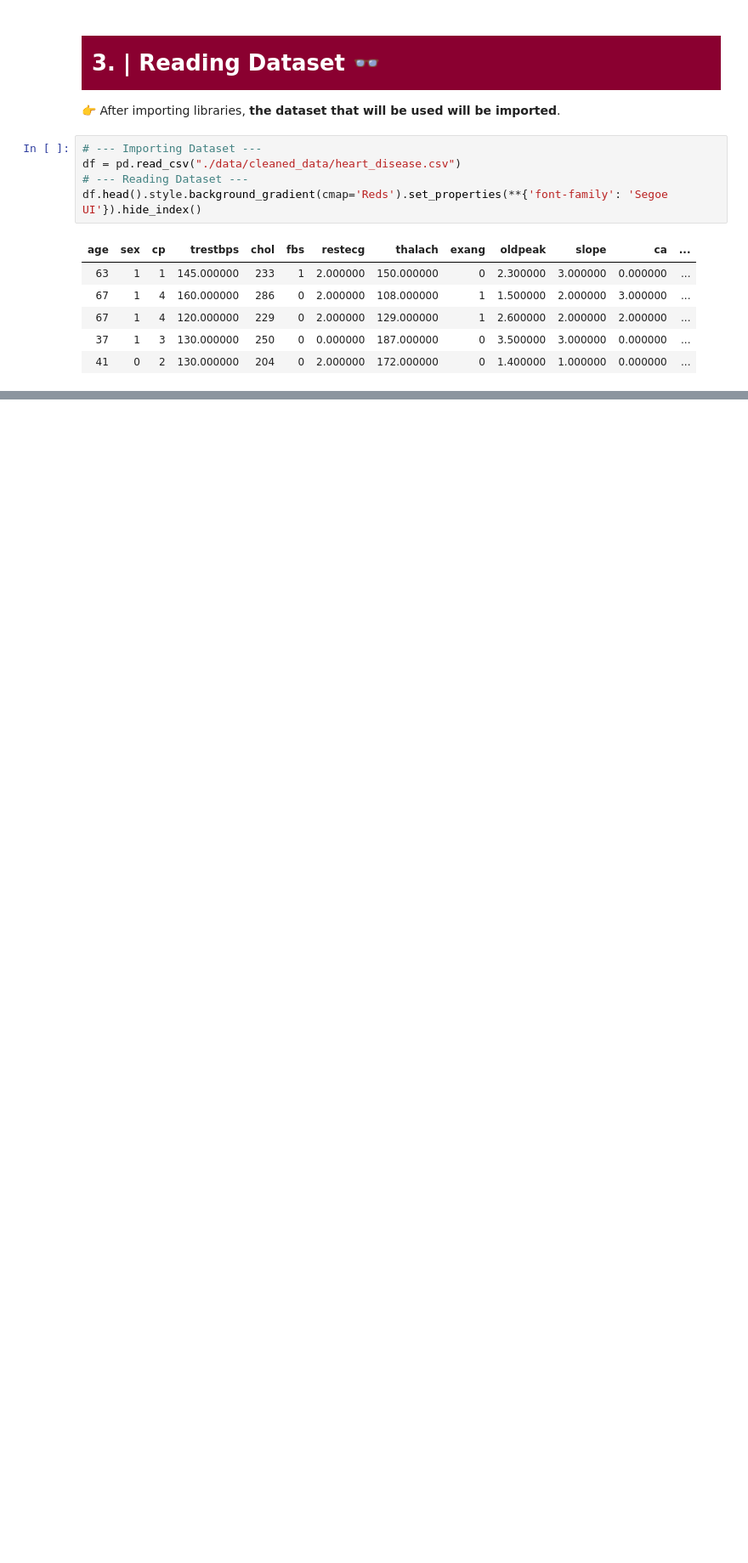
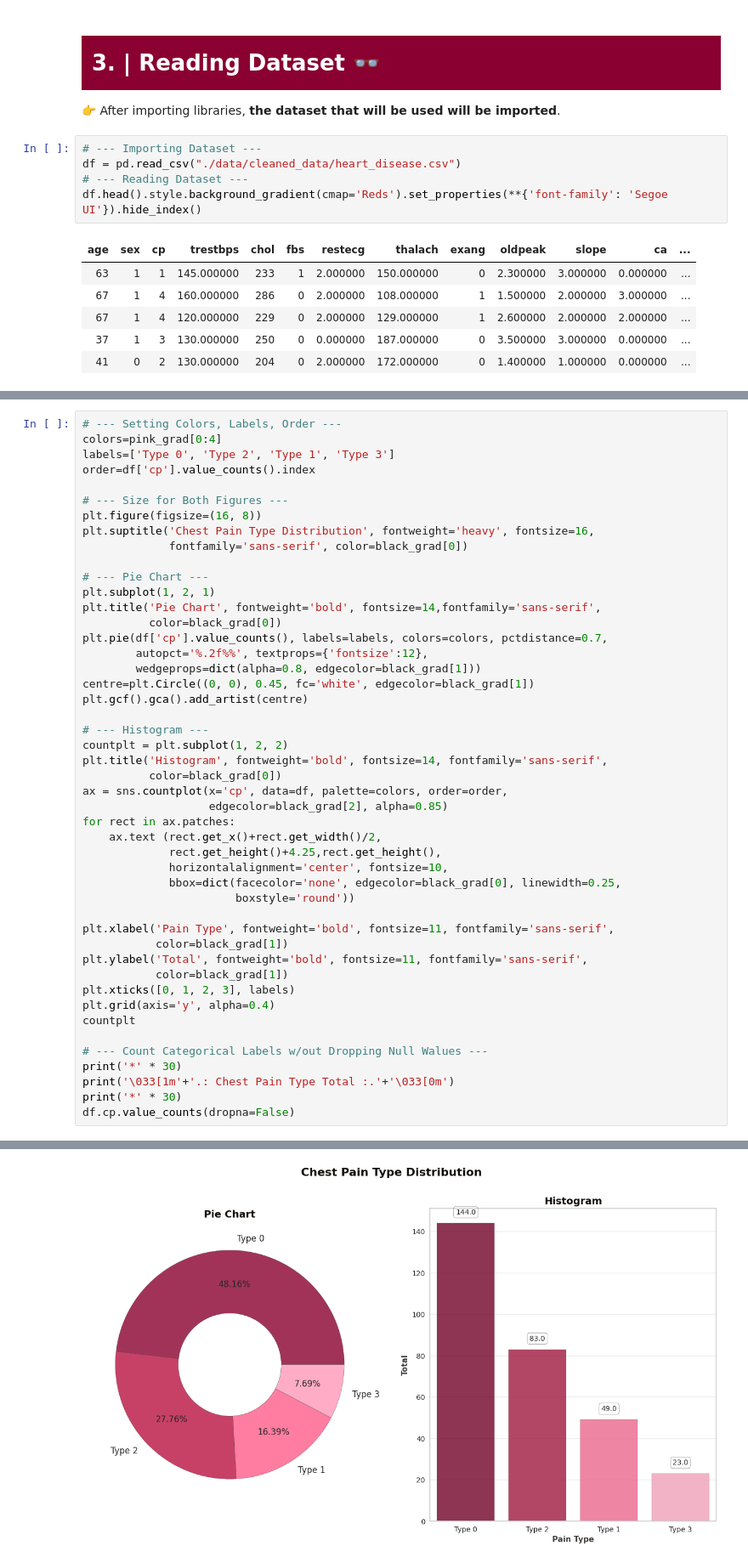
Before and after one commit to Shrihith-a/heart-disease-diagnostic-analysis_project, a Jupyter notebook: notebook/1_EDA_Heart_desease_prediction.ipynb, the cells around one changed output, grey strips where cells are left out. Shown: that part at 85% size. Cells and saved outputs as stored; diff of their text form; blank space fills up the shorter version.

Commit message:
Categorical data vis added in EDA notebook

```diff
--- a/notebook/1_EDA_Heart_desease_prediction.ipynb
+++ b/notebook/1_EDA_Heart_desease_prediction.ipynb
@@ -190,0 +356,48 @@ df.head().style.background_gradient(cmap='Reds').set_properties(**{'font-family'
+# %%
+# --- Setting Colors, Labels, Order ---
+colors=pink_grad[0:4]
+labels=['Type 0', 'Type 2', 'Type 1', 'Type 3']
+order=df['cp'].value_counts().index
+
+# --- Size for Both Figures ---
+plt.figure(figsize=(16, 8))
+plt.suptitle('Chest Pain Type Distribution', fontweight='heavy', fontsize=16,
+             fontfamily='sans-serif', color=black_grad[0])
+
+# --- Pie Chart ---
+plt.subplot(1, 2, 1)
+plt.title('Pie Chart', fontweight='bold', fontsize=14,fontfamily='sans-serif',
+          color=black_grad[0])
+plt.pie(df['cp'].value_counts(), labels=labels, colors=colors, pctdistance=0.7,
+        autopct='%.2f%%', textprops={'fontsize':12},
+        wedgeprops=dict(alpha=0.8, edgecolor=black_grad[1]))
+centre=plt.Circle((0, 0), 0.45, fc='white', edgecolor=black_grad[1])
+plt.gcf().gca().add_artist(centre)
+
+# --- Histogram ---
+countplt = plt.subplot(1, 2, 2)
+plt.title('Histogram', fontweight='bold', fontsize=14, fontfamily='sans-serif',
+          color=black_grad[0])
+ax = sns.countplot(x='cp', data=df, palette=colors, order=order,
+                   edgecolor=black_grad[2], alpha=0.85)
+for rect in ax.patches:
+    ax.text (rect.get_x()+rect.get_width()/2,
+             rect.get_height()+4.25,rect.get_height(),
+             horizontalalignment='center', fontsize=10,
+             bbox=dict(facecolor='none', edgecolor=black_grad[0], linewidth=0.25,
+                       boxstyle='round'))
+
+plt.xlabel('Pain Type', fontweight='bold', fontsize=11, fontfamily='sans-serif',
+           color=black_grad[1])
+plt.ylabel('Total', fontweight='bold', fontsize=11, fontfamily='sans-serif',
+           color=black_grad[1])
+plt.xticks([0, 1, 2, 3], labels)
+plt.grid(axis='y', alpha=0.4)
+countplt
+
+# --- Count Categorical Labels w/out Dropping Null Walues ---
+print('*' * 30)
+print('\033[1m'+'.: Chest Pain Type Total :.'+'\033[0m')
+print('*' * 30)
+df.cp.value_counts(dropna=False)
+# %% [output]
@@ -190,0 +412 @@ df.head().style.background_gradient(cmap='Reds').set_properties(**{'font-family'
+[figure, added]
```
Also changed, not shown: parts of 45 cells of this notebook, 1 other file.
